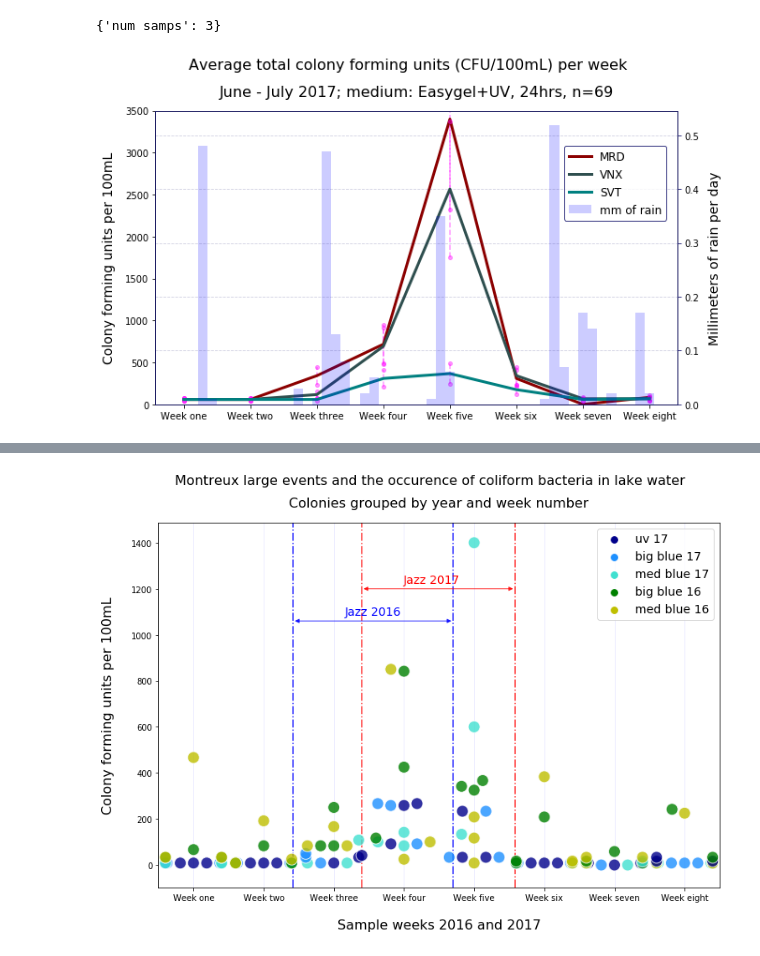
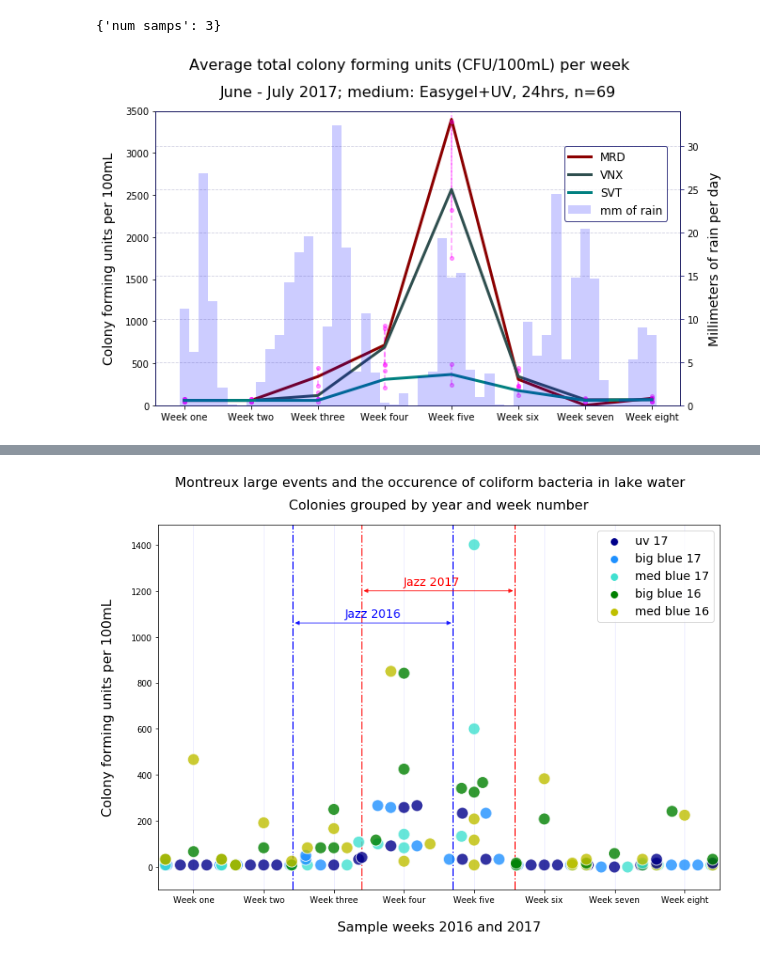
Before and after one commit to hammerdirt/water-quality-2016-2017, a Jupyter notebook: output_for_hdch.ipynb, the cells around one changed output, grey strips where cells are left out. Saved outputs shown, nothing was run; the diff lists cells and outputs as text; code cells hidden in the pictures.

```diff
--- a/output_for_hdch.ipynb
+++ b/output_for_hdch.ipynb
@@ -55,7 +54,7 @@ def get_jsons(file_name):
     a = pd.read_json(j_data + file_name, orient='index')
     return a
 # we need these files
-dfs = ['m_b_2016.json','m_b_2017.json', 'rain_2016.json','m_b_201724.json', 'rain_2017.json']
+dfs = ['m_b_2016.json','m_b_2017.json', 'rain_2016.json','m_b_201724.json', 'rain2017.json']
 # %%
 m_b_2016 = get_jsons(dfs[0])
 m_b_2017 = get_jsons(dfs[1])
@@ -387,7 +385,7 @@ def not_simple_plot(arange, values, datelist, ticklocs, places,rain, xtiks,sup_t
 
     plt.show()
 # %%
-not_simple_plot(8, t_cfu17,samp_date17,  date_list17, places,rain_2017[7:], week_days, 'Average total colony forming units (CFU/100mL) per week', 'June - July 2017; medium: Easygel+UV, 24hrs, n=69', 'data/charts/2017_AVG_Total_CFU_week.png')
+not_simple_plot(8, t_cfu17,samp_date17,  date_list17, places,rain_2017, week_days, 'Average total colony forming units (CFU/100mL) per week', 'June - July 2017; medium: Easygel+UV, 24hrs, n=69', 'data/charts/2017_AVG_Total_CFU_week.png')
 # %% [output]
-[figure, old version]
+[figure, new version]
 # %%
```
Also changed, not shown: parts of 8 cells of this notebook, 16 other files.
